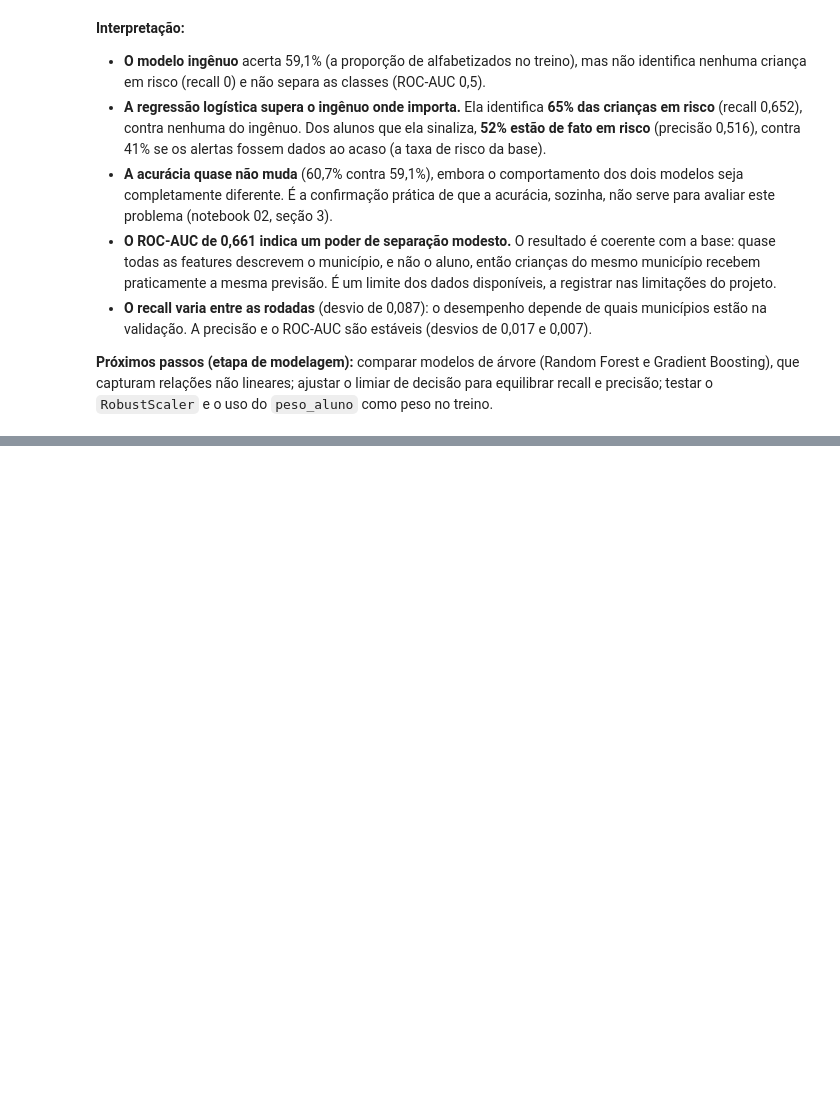
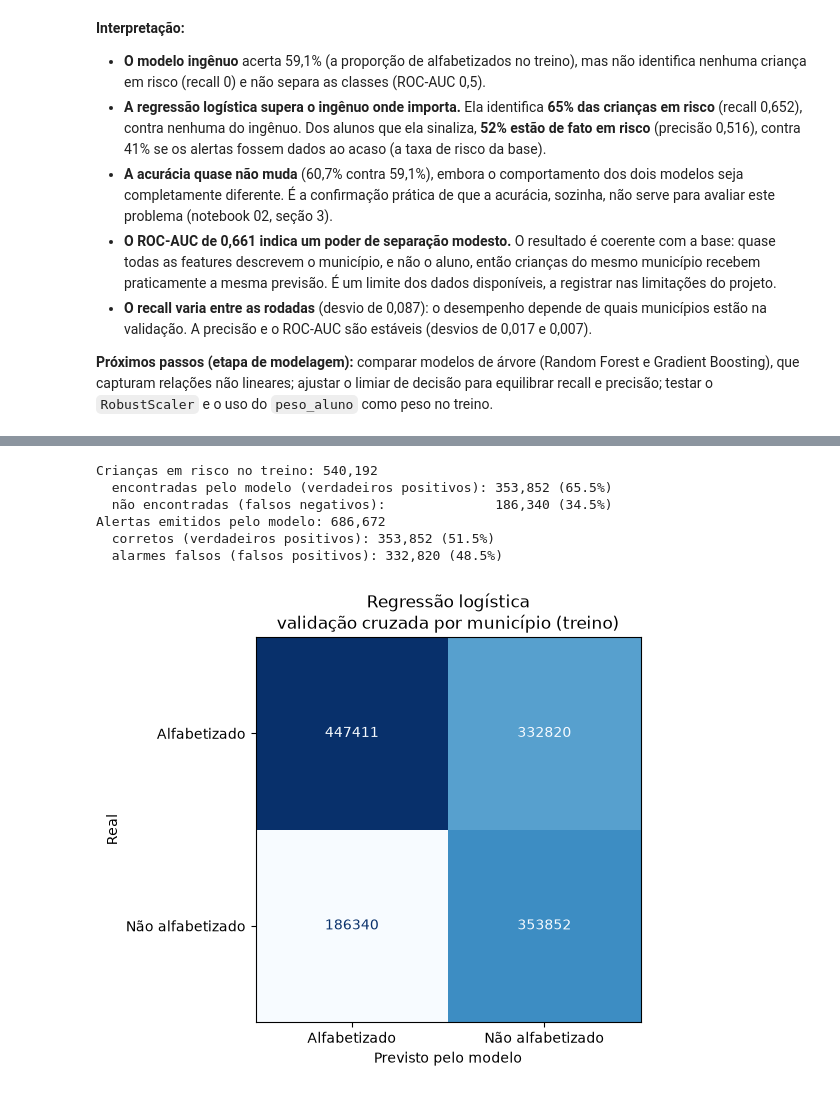
Before and after one commit to LiraJoviniano/tech-challenge-fase3, a Jupyter notebook: notebooks/03_modelagem_supervisionada.ipynb, the cells around one changed output, grey strips where cells are left out. Cells and saved outputs as stored; diff of their text form; code cells hidden in the pictures; blank space fills up the shorter version.

Commit message:
feat: adiciona matriz de confusao do baseline

```diff
--- a/notebooks/03_modelagem_supervisionada.ipynb
+++ b/notebooks/03_modelagem_supervisionada.ipynb
@@ -281,0 +288,43 @@ peso no treino.
+# %%
+from sklearn.model_selection import cross_val_predict
+from sklearn.metrics import confusion_matrix, ConfusionMatrixDisplay
+
+pipeline_logistica = Pipeline([
+    ("pre", criar_preprocessador()),
+    ("modelo", LogisticRegression(max_iter=1000, class_weight="balanced")),
+])
+
+y_previsto = cross_val_predict(
+    pipeline_logistica, X_treino, y_treino,
+    groups=grupos_treino, cv=validacao,
+)
+
+matriz = confusion_matrix(y_treino, y_previsto)
+vn, fp, fn, vp = matriz.ravel()
+
+print(f"Crianças em risco no treino: {vp + fn:,}")
+print(f"  encontradas pelo modelo (verdadeiros positivos): {vp:,} ({vp / (vp + fn):.1%})")
+print(f"  não encontradas (falsos negativos):              {fn:,} ({fn / (vp + fn):.1%})")
+print(f"Alertas emitidos pelo modelo: {vp + fp:,}")
+print(f"  corretos (verdadeiros positivos): {vp:,} ({vp / (vp + fp):.1%})")
+print(f"  alarmes falsos (falsos positivos): {fp:,} ({fp / (vp + fp):.1%})")
+# %% [output]
+Crianças em risco no treino: 540,192
+  encontradas pelo modelo (verdadeiros positivos): 353,852 (65.5%)
+  não encontradas (falsos negativos):              186,340 (34.5%)
+Alertas emitidos pelo modelo: 686,672
+  corretos (verdadeiros positivos): 353,852 (51.5%)
+  alarmes falsos (falsos positivos): 332,820 (48.5%)
+# %%
+fig, ax = plt.subplots(figsize=(6, 5))
+ConfusionMatrixDisplay(matriz, display_labels=["Alfabetizado", "Não alfabetizado"]).plot(
+    ax=ax, cmap="Blues", values_format="d", colorbar=False,
+)
+ax.set_title("Regressão logística\nvalidação cruzada por município (treino)")
+ax.set_xlabel("Previsto pelo modelo")
+ax.set_ylabel("Real")
+
+fig.savefig("../images/matriz_confusao_baseline.png", dpi=150, bbox_inches="tight")
+plt.show()
+# %% [output]
+[figure, added]
```
Also changed, not shown: parts of 2 cells of this notebook, 1 other file.
